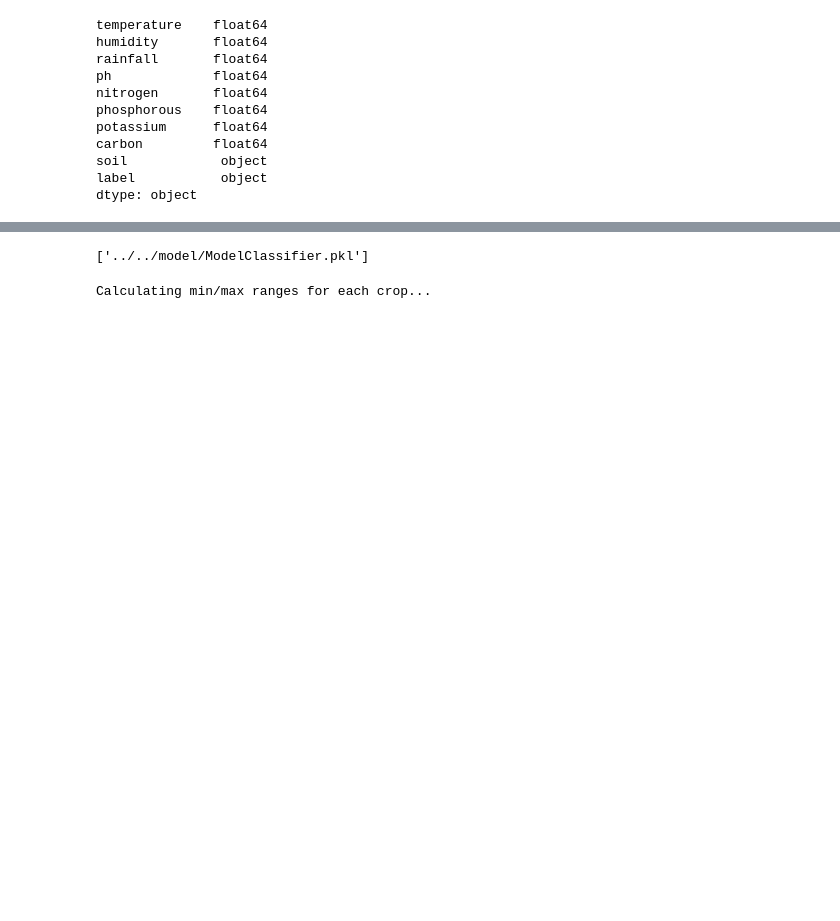
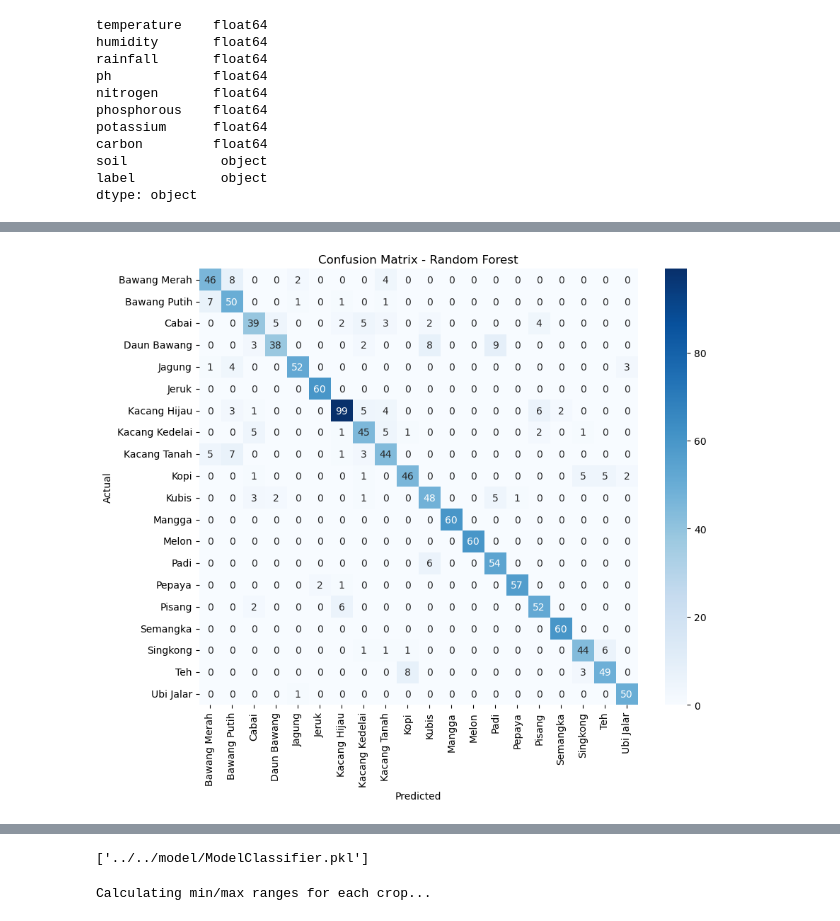
Before and after one commit to ApocalCrk/mahitala-ml, a Jupyter notebook: src/meta/crop_recom.ipynb, the cells around one changed output, grey strips where cells are left out. Saved outputs shown, nothing was run; the diff lists cells and outputs as text; code cells hidden in the pictures; blank space fills up the shorter version.

```diff
--- a/src/meta/crop_recom.ipynb
+++ b/src/meta/crop_recom.ipynb
@@ -46,0 +72,4 @@ array(['chives', 'peanut', 'muskmelon', 'orange', 'watermelon', 'coffee',
+# %%
+print("Jumlah data duplikat sebelum dihapus:", df_crop.duplicated().sum())
+df_crop = df_crop.drop_duplicates()
+print("Jumlah data duplikat setelah dihapus:", df_crop.duplicated().sum())
@@ -90,5 +120,6 @@ dtype: object
 # %%
-features = ['temperature', 'humidity', 'rainfall']
+df_crop['humidity_index'] = (df_crop['humidity'] * df_crop['temperature']) / 100
+features = ['temperature', 'humidity', 'rainfall', 'humidity_index']
 X = df_crop[features]
 
 y = df_crop['label']
@@ -143,0 +131,29 @@ Standar Deviasi Akurasi: 0.01005592154022024
+# %%
+from sklearn.model_selection import cross_val_score
+from sklearn.ensemble import RandomForestClassifier
+from sklearn.model_selection import GridSearchCV
+
+param_grid = {
+    'n_estimators': [100, 200, 300],
+    'max_depth': [8, 12, 16, None],
+    'min_samples_split': [2, 5, 10],
+    'min_samples_leaf': [1, 2, 4],
+    'max_features': ['sqrt', 'log2']
+}
+
+model_rf = GridSearchCV(
+    estimator=RandomForestClassifier(class_weight='balanced', random_state=42),
+    param_grid=param_grid,
+    cv=5,
+    n_jobs=-1,
+    verbose=2
+)
+
+model_rf.fit(X_train, y_train)
+
+print("Best parameters:", model_rf.best_params_)
+print("Best cross-validation score:", model_rf.best_score_)
+
+best_rf = model_rf.best_estimator_
+predicted_rf = best_rf.predict(X_test)
+print(classification_report(y_test, predicted_rf))
@@ -143,0 +178,10 @@ Standar Deviasi Akurasi: 0.01005592154022024
+# %%
+cm = confusion_matrix(y_test, predicted_rf)
+plt.figure(figsize=(10, 8))
+sns.heatmap(cm, annot=True, fmt='d', cmap='Blues', xticklabels=model_rf.classes_, yticklabels=model_rf.classes_)
+plt.title('Confusion Matrix - Random Forest')
+plt.xlabel('Predicted')
+plt.ylabel('Actual')
+plt.show()
+# %% [output]
+[figure, added]
```
Also changed, not shown: parts of 22 cells of this notebook, 2 other files.
